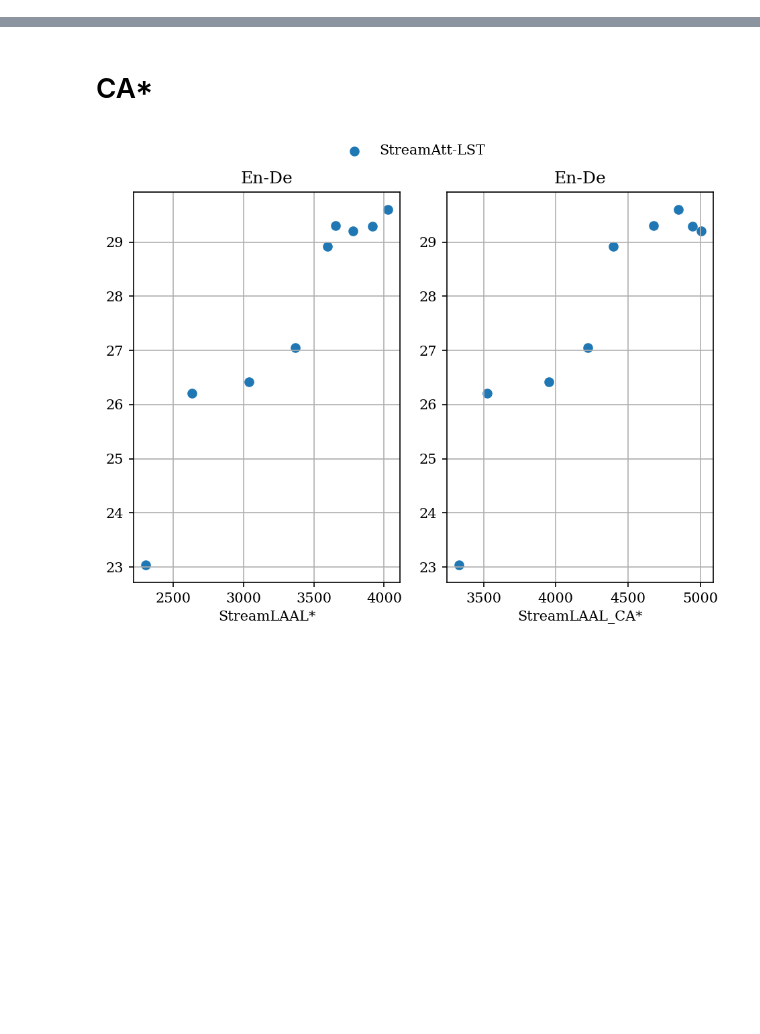
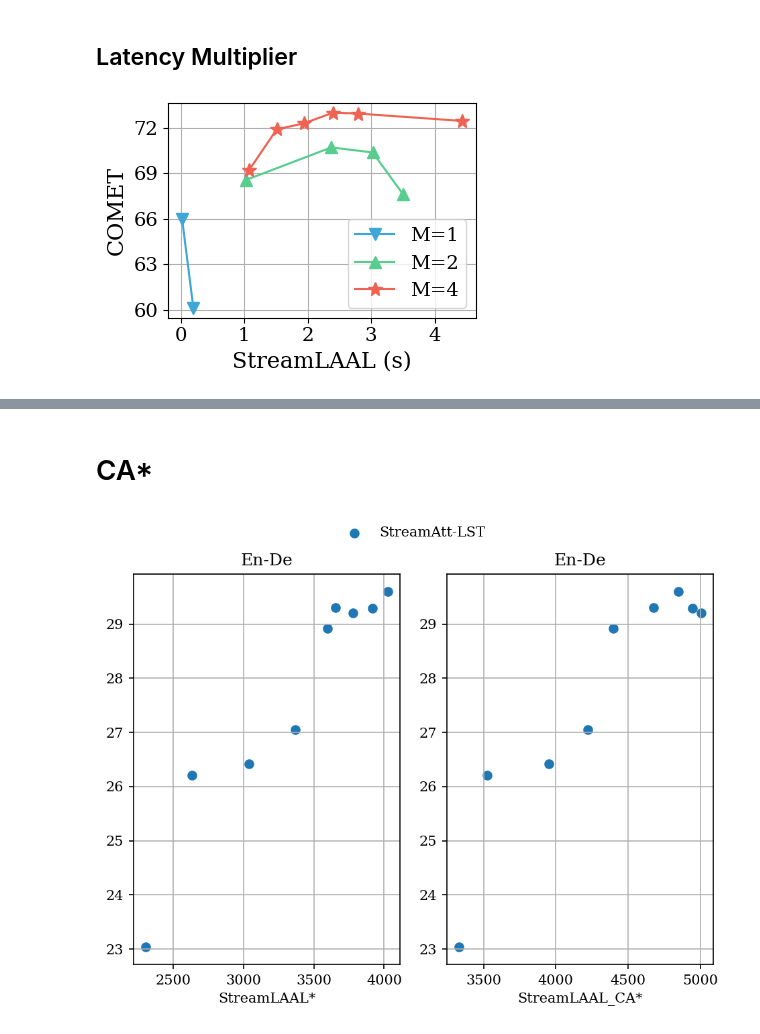
Before and after one commit to LeiLiLab/InfiniSST, a Jupyter notebook: plots/plot.ipynb, the cells around one changed output, grey strips where cells are left out. Drawn from its saved outputs; the diff is of its cells as text; code cells hidden in the pictures; blank space fills up the shorter version.

Commit message:
update plot

```diff
--- a/plots/plot.ipynb
+++ b/plots/plot.ipynb
@@ -94,0 +543,59 @@ plt.show()
+# %% [markdown]
+## Latency Multiplier
+# %%
+# Data points for different latency multipliers
+data = {
+    'M=1': {
+        'COMET': [65.96, 60.11],
+        'StreamLAAL': [0.023, 0.200]
+    },
+    'M=2': {
+        'COMET': [68.57, 70.71, 70.38, 67.61],
+        'StreamLAAL': [1.032, 2.372, 3.025, 3.504]
+    },
+    'M=4': {
+        'COMET': [69.2, 71.9, 72.3, 73, 72.95, 72.46],
+        'StreamLAAL': [1.076, 1.512, 1.940, 2.398, 2.788, 4.432]
+    }
+}
+
+# Create figure
+fig, ax = plt.subplots(figsize=(4, 3))
+
+# Style settings
+styles = {
+    'M=1': {'color': '#3FA7D6', 'marker': 'v', 'linestyle': '-', 'markersize': 8},
+    'M=2': {'color': '#59CD90', 'marker': '^', 'linestyle': '-', 'markersize': 8},
+    'M=4': {'color': '#EE6352', 'marker': '*', 'linestyle': '-', 'markersize': 10}
+}
+
+# Plot each line
+for model, values in data.items():
+    style = styles[model]
+    ax.plot(
+        [x for x in values['StreamLAAL']],
+        values['COMET'],
+        label=model,
+        marker=style['marker'],
+        linestyle=style['linestyle'],
+        color=style['color'],
+        markersize=style['markersize']
+    )
+
+# Customize plot
+ax.set_xlabel('StreamLAAL (s)', fontsize=16)
+ax.set_ylabel('COMET', fontsize=16)
+ax.grid(True)
+ax.legend(fontsize=14)
+ax.tick_params(axis='both', labelsize=14)
+ax.set_yticks(np.arange(60, 75, 3))
+
+# Set axis limits and ticks
+# ax.set_xlim(1.0, 4.5)
+# ax.set_xticks(np.arange(1.0, 4.5, 0.5))
+
+plt.tight_layout()
+plt.savefig('figures/train_lm.pdf', bbox_inches='tight', dpi=300)
+plt.show()
+# %% [output]
+[figure, added]
```
Also changed, not shown: parts of 14 cells of this notebook, 6 other files.
